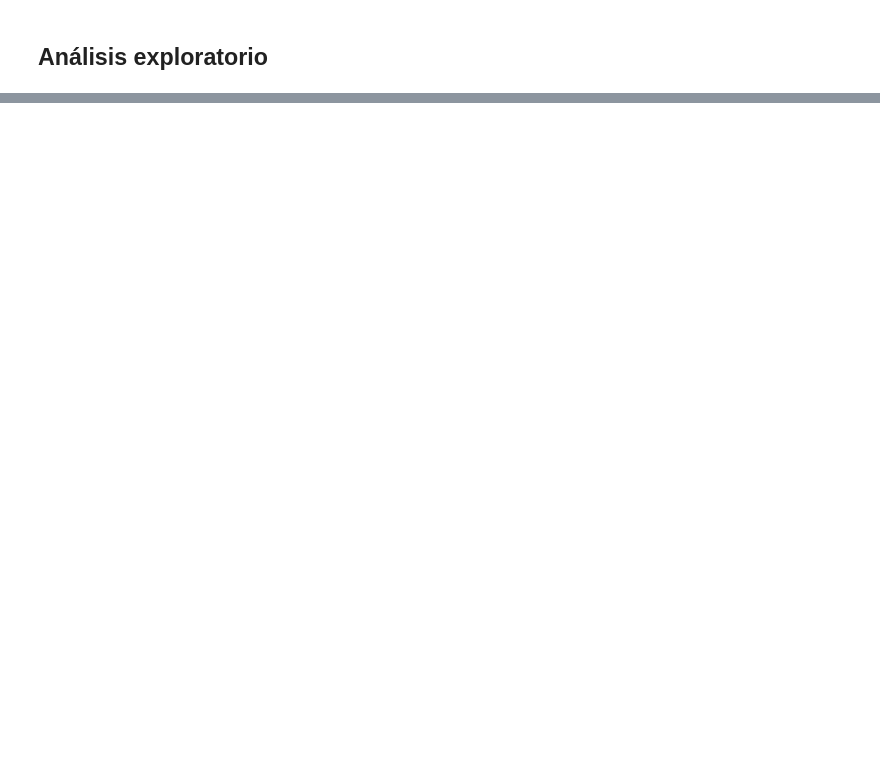
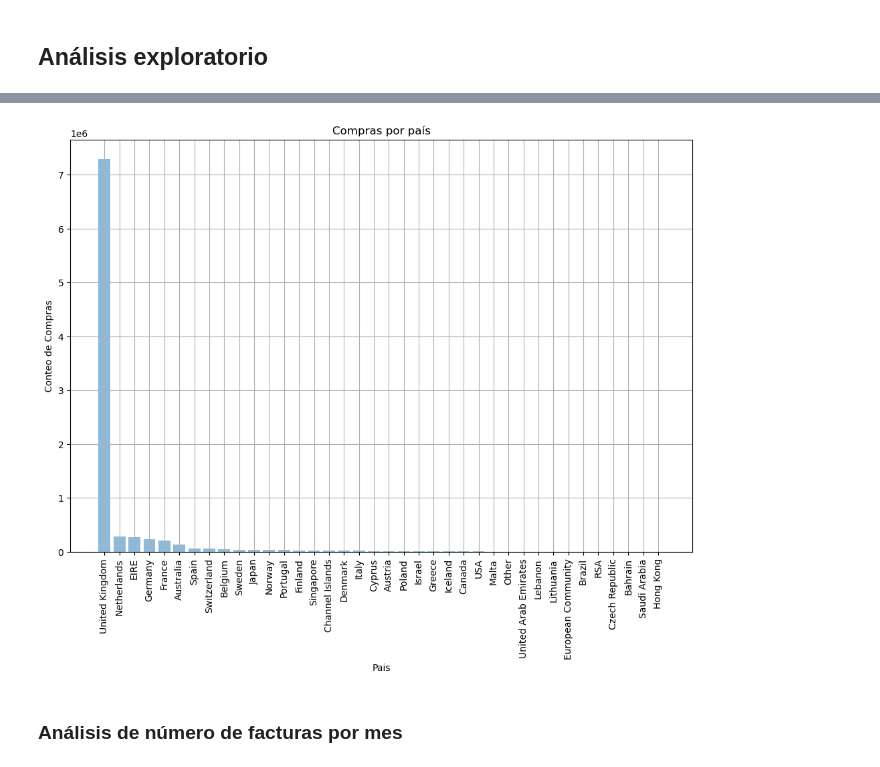
Before and after one commit to alan-caballero-g/Hackaton-Retail-Challenge-2024, a Jupyter notebook: datasets/Retail_Challenge.ipynb, the cells around one changed output, grey strips where cells are left out. Saved outputs shown, nothing was run; the diff lists cells and outputs as text; code cells hidden in the pictures; blank space fills up the shorter version.

```diff
--- a/datasets/Retail_Challenge.ipynb
+++ b/datasets/Retail_Challenge.ipynb
@@ -525,3 +545,5 @@ data_filtered2 = data_filtered[data_filtered['unit_price'] > 0]
+# %%
+data_filtered2 = data_filtered2[data_filtered2['quantity'] >= 0]
 # %%
 data_filtered2.info()
 # %% [output]
@@ -544,0 +565,4 @@ memory usage: 22.8+ MB
+# %%
+# Convertir los nombres de las columnas a minúsculas
+data_filtered2.columns = data_filtered2.columns.str.lower()
+data_filtered2.info()
@@ -544,0 +585,4 @@ memory usage: 22.8+ MB
+# %%
+# Calcular la columna 'amount' como cantidad * precio unitario
+data_filtered2['amount'] = data_filtered2['quantity'] * data_filtered2['unit_price']
+data_filtered2.head()
@@ -546,0 +664,10 @@ memory usage: 22.8+ MB
+# %%
+monto_total_por_pais = data_filtered2.groupby('region')['amount'].sum().reset_index()
+monto_total_por_pais.columns = ['País', 'Monto Total']
+
+# Ordenar por monto total descendente
+monto_total_por_pais = monto_total_por_pais.sort_values(by='Monto Total', ascending=False)
+
+# Mostrar tabla de monto total por país
+print("Monto total por país:")
+monto_total_por_pais
@@ -546,0 +693,13 @@ memory usage: 22.8+ MB
+# %%
+plt.figure(figsize=(12, 8))
+plt.bar(monto_total_por_pais['País'], monto_total_por_pais['Monto Total'], alpha=0.5, )
+plt.title('Compras por país')
+plt.xlabel('Pais')
+plt.ylabel('Conteo de Compras')
+plt.grid(True)
+plt.xticks(rotation = 90)
+plt.show()
+# %% [output]
+[figure, added]
+# %% [markdown]
+### Análisis de número de facturas por mes
```
Also changed, not shown: parts of 64 cells of this notebook.
